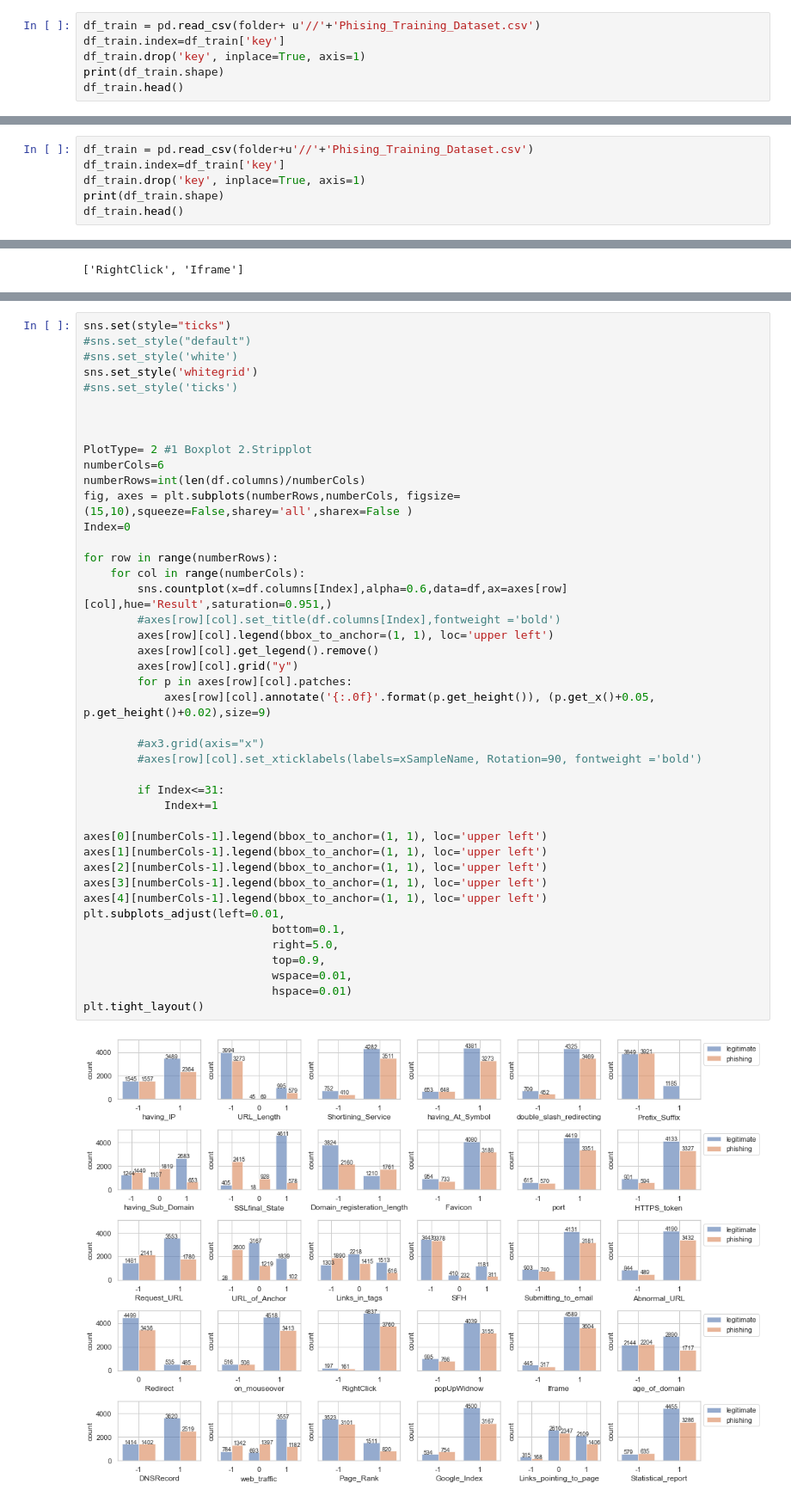
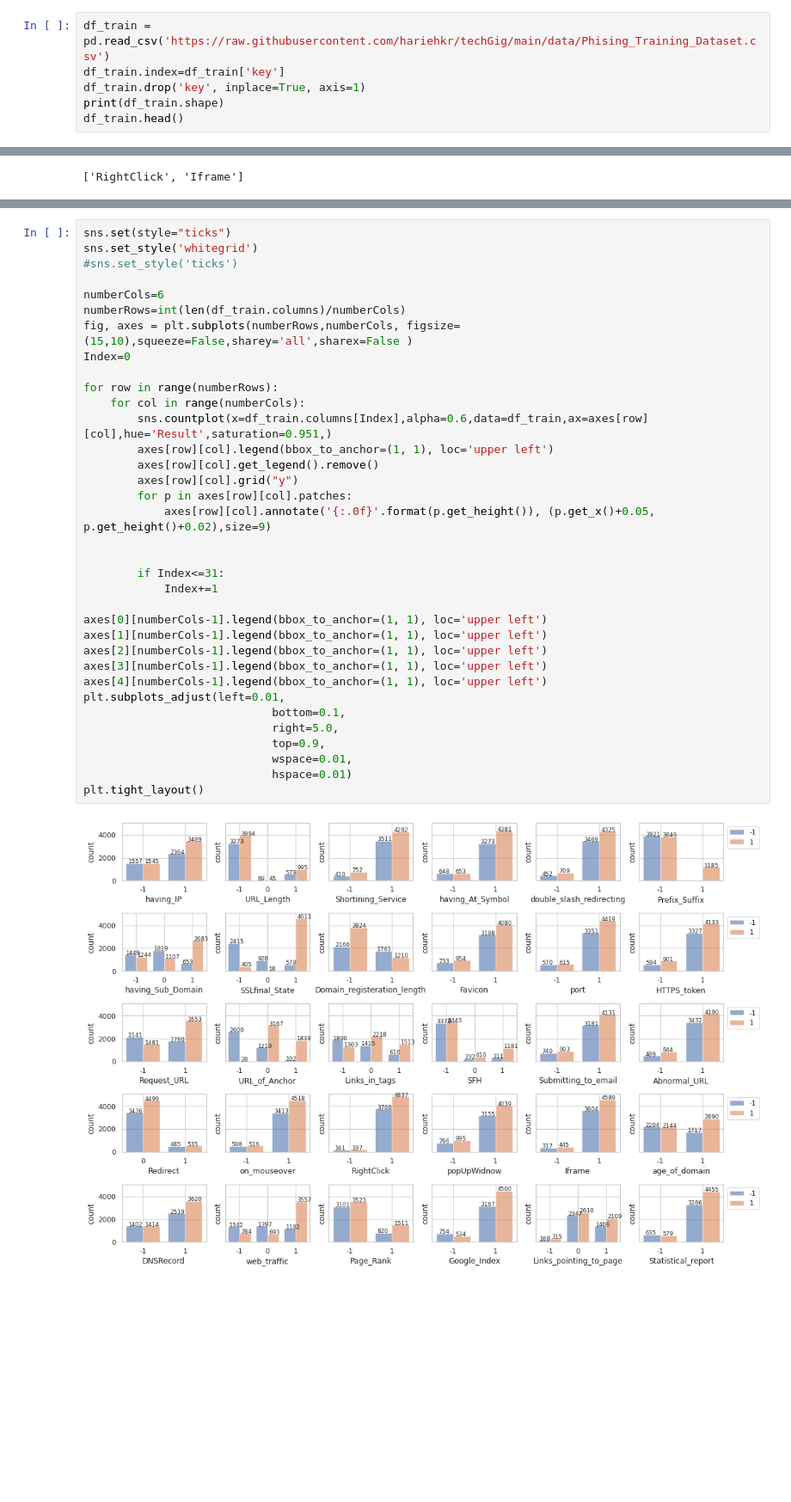
Before and after one commit to hariehkr/techGig, a Jupyter notebook: TechGig_ML_EDA.ipynb, the cells around one changed output, grey strips where cells are left out. Shown: that part at 86% size. Saved outputs shown, nothing was run; the diff lists cells and outputs as text; blank space fills up the shorter version.

Commit message:
Data analysis

```diff
--- a/TechGig_ML_EDA.ipynb
+++ b/TechGig_ML_EDA.ipynb
@@ -177,5 +225,5 @@ os.listdir(folder)
 # %%
-df_train = pd.read_csv(folder+ u'//'+'Phising_Training_Dataset.csv')
+df_train = pd.read_csv('https://raw.githubusercontent.com/hariehkr/techGig/main/data/Phising_Training_Dataset.csv')
 df_train.index=df_train['key']
 df_train.drop('key', inplace=True, axis=1)
 print(df_train.shape)
@@ -190,9 +238,3 @@ df_train.head()
 | 12347 | 1 | 0 | 1 | 1 | 1 | -1 | ... |
 | 12348 | 1 | 0 | -1 | 1 | 1 | -1 | ... |
 5 rows × 31 columns
-# %%
-df_train = pd.read_csv(folder+u'//'+'Phising_Training_Dataset.csv')
-df_train.index=df_train['key']
-df_train.drop('key', inplace=True, axis=1)
-print(df_train.shape)
-df_train.head()
@@ -462,45 +376,37 @@ Name: Result, dtype: int64
 # %%
 sns.set(style="ticks")
-#sns.set_style("default")
-#sns.set_style('white')
 sns.set_style('whitegrid')
 #sns.set_style('ticks')
 
-
-
-PlotType= 2 #1 Boxplot 2.Stripplot
 numberCols=6
-numberRows=int(len(df.columns)/numberCols)
+numberRows=int(len(df_train.columns)/numberCols)
 fig, axes = plt.subplots(numberRows,numberCols, figsize=(15,10),squeeze=False,sharey='all',sharex=False )
 Index=0
 
 for row in range(numberRows):
     for col in range(numberCols):
-        sns.countplot(x=df.columns[Index],alpha=0.6,data=df,ax=axes[row][col],hue='Result',saturation=0.951,)
-        #axes[row][col].set_title(df.columns[Index],fontweight ='bold')
+        sns.countplot(x=df_train.columns[Index],alpha=0.6,data=df_train,ax=axes[row][col],hue='Result',saturation=0.951,)
         axes[row][col].legend(bbox_to_anchor=(1, 1), loc='upper left')
         axes[row][col].get_legend().remove()
         axes[row][col].grid("y")
         for p in axes[row][col].patches:
             axes[row][col].annotate('{:.0f}'.format(p.get_height()), (p.get_x()+0.05, p.get_height()+0.02),size=9)
 
-        #ax3.grid(axis="x")
-        #axes[row][col].set_xticklabels(labels=xSampleName, Rotation=90, fontweight ='bold')
 
         if Index<=31:
             Index+=1
 
 axes[0][numberCols-1].legend(bbox_to_anchor=(1, 1), loc='upper left')
 axes[1][numberCols-1].legend(bbox_to_anchor=(1, 1), loc='upper left')
 axes[2][numberCols-1].legend(bbox_to_anchor=(1, 1), loc='upper left')
 axes[3][numberCols-1].legend(bbox_to_anchor=(1, 1), loc='upper left')
 axes[4][numberCols-1].legend(bbox_to_anchor=(1, 1), loc='upper left')
 plt.subplots_adjust(left=0.01,
                             bottom=0.1,
                             right=5.0,
                             top=0.9,
                             wspace=0.01,
                             hspace=0.01)
 plt.tight_layout()
 # %% [output]
-[figure, old version]
+[figure, new version]
```
Also changed, not shown: parts of 45 cells of this notebook.
